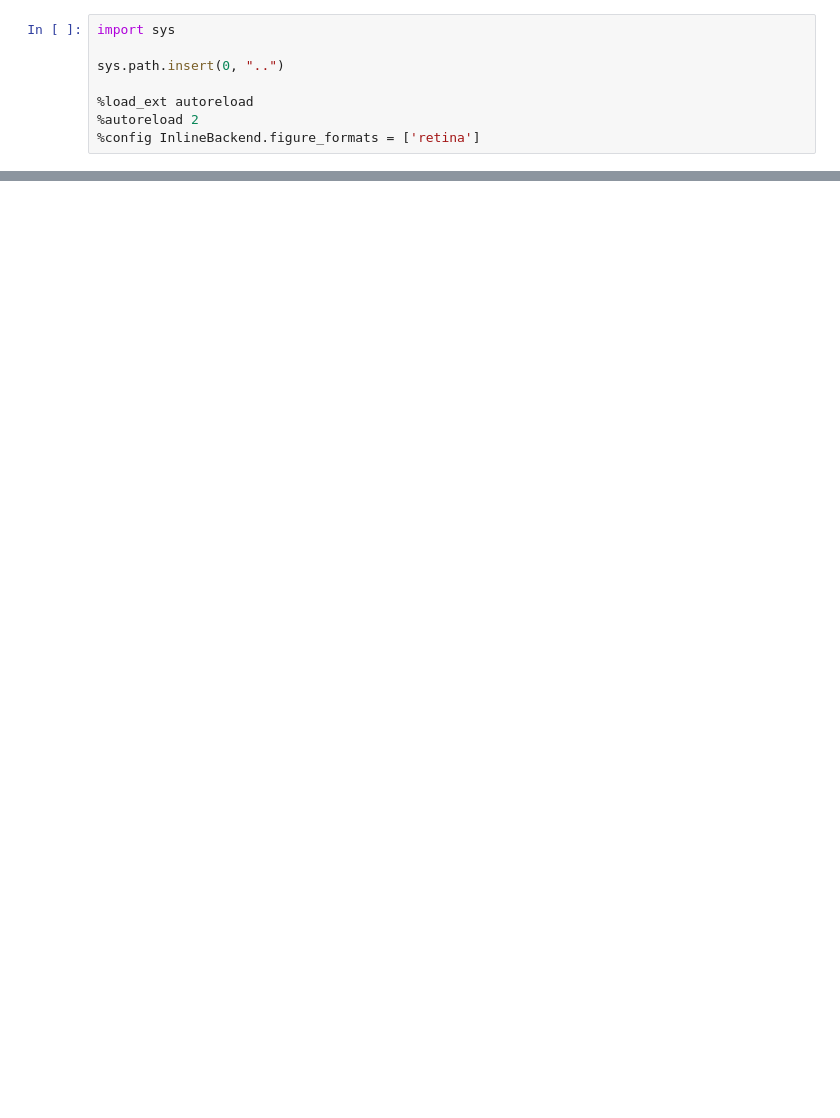
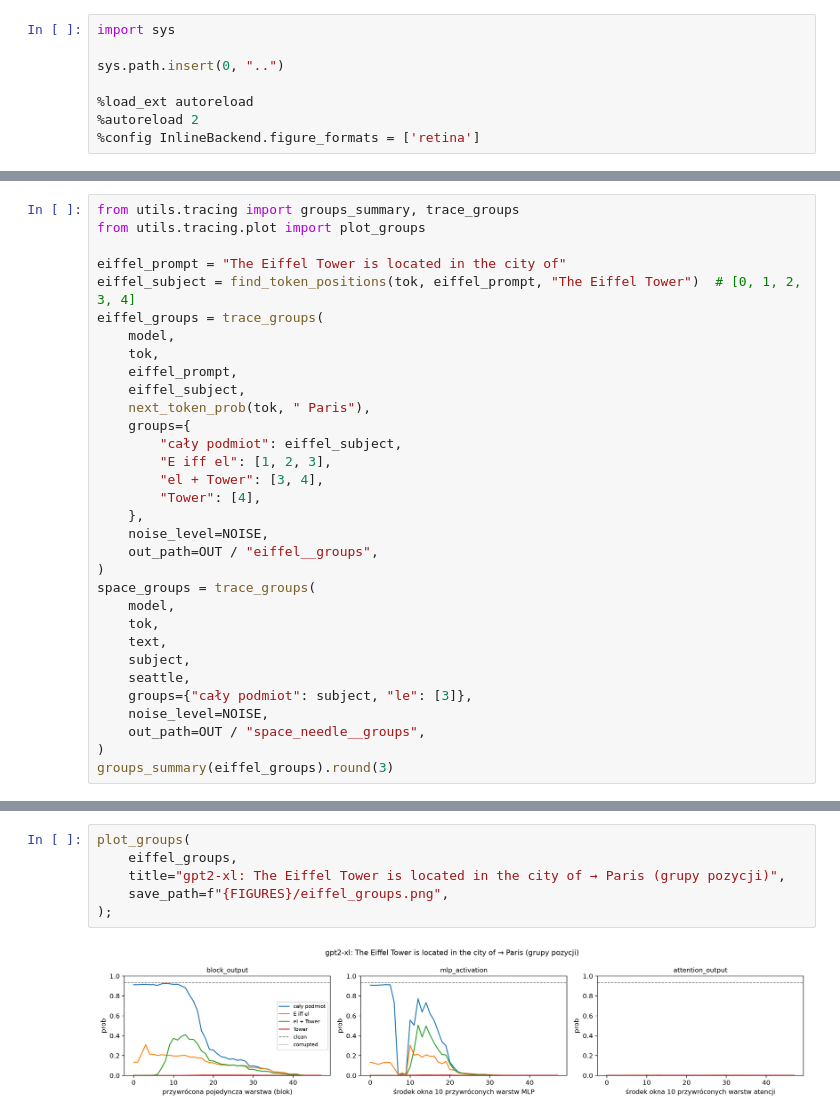
Before and after one commit to Voldziu/NLP, a Jupyter notebook: 04/mikolaj/mikolaj.ipynb, the cells around one changed output, grey strips where cells are left out. Saved outputs shown, nothing was run; the diff lists cells and outputs as text; blank space fills up the shorter version.

```diff
--- a/04/mikolaj/mikolaj.ipynb
+++ b/04/mikolaj/mikolaj.ipynb
@@ -150,0 +575,32 @@ TODO
+# %%
+from utils.tracing import groups_summary, trace_groups
+from utils.tracing.plot import plot_groups
+
+eiffel_prompt = "The Eiffel Tower is located in the city of"
+eiffel_subject = find_token_positions(tok, eiffel_prompt, "The Eiffel Tower")  # [0, 1, 2, 3, 4]
+eiffel_groups = trace_groups(
+    model,
+    tok,
+    eiffel_prompt,
+    eiffel_subject,
+    next_token_prob(tok, " Paris"),
+    groups={
+        "cały podmiot": eiffel_subject,
+        "E iff el": [1, 2, 3],
+        "el + Tower": [3, 4],
+        "Tower": [4],
+    },
+    noise_level=NOISE,
+    out_path=OUT / "eiffel__groups",
+)
+space_groups = trace_groups(
+    model,
+    tok,
+    text,
+    subject,
+    seattle,
+    groups={"cały podmiot": subject, "le": [3]},
+    noise_level=NOISE,
+    out_path=OUT / "space_needle__groups",
+)
+groups_summary(eiffel_groups).round(3)
@@ -150,0 +623,8 @@ TODO
+# %%
+plot_groups(
+    eiffel_groups,
+    title="gpt2-xl: The Eiffel Tower is located in the city of → Paris (grupy pozycji)",
+    save_path=f"{FIGURES}/eiffel_groups.png",
+);
+# %% [output]
+[figure, added]
```
Also changed, not shown: parts of 59 cells of this notebook, 58 other files.
